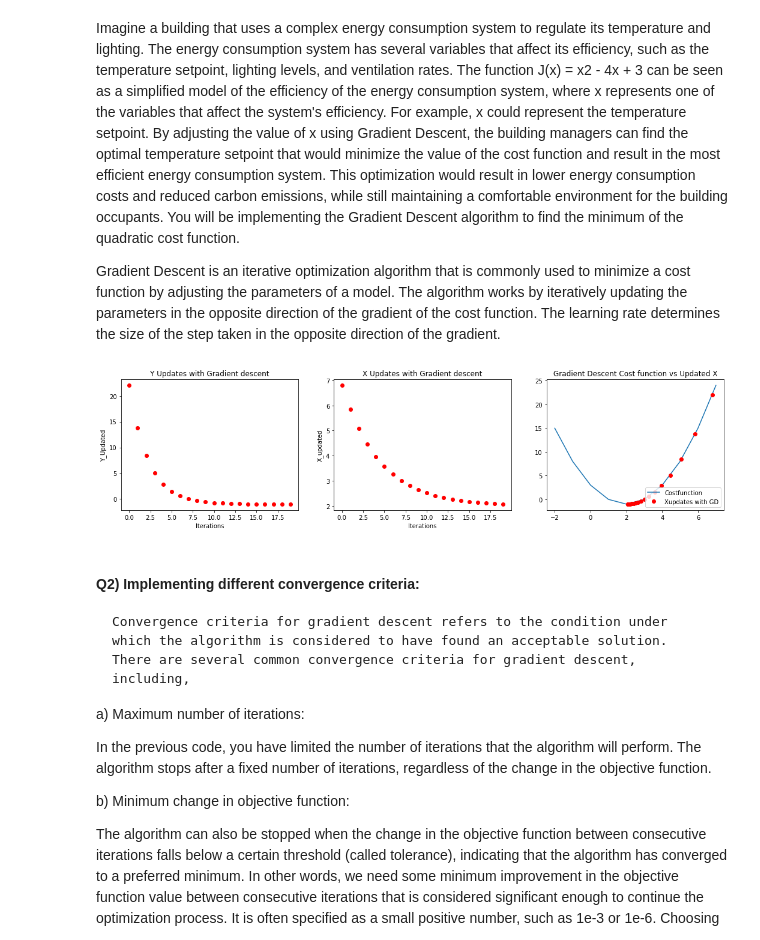
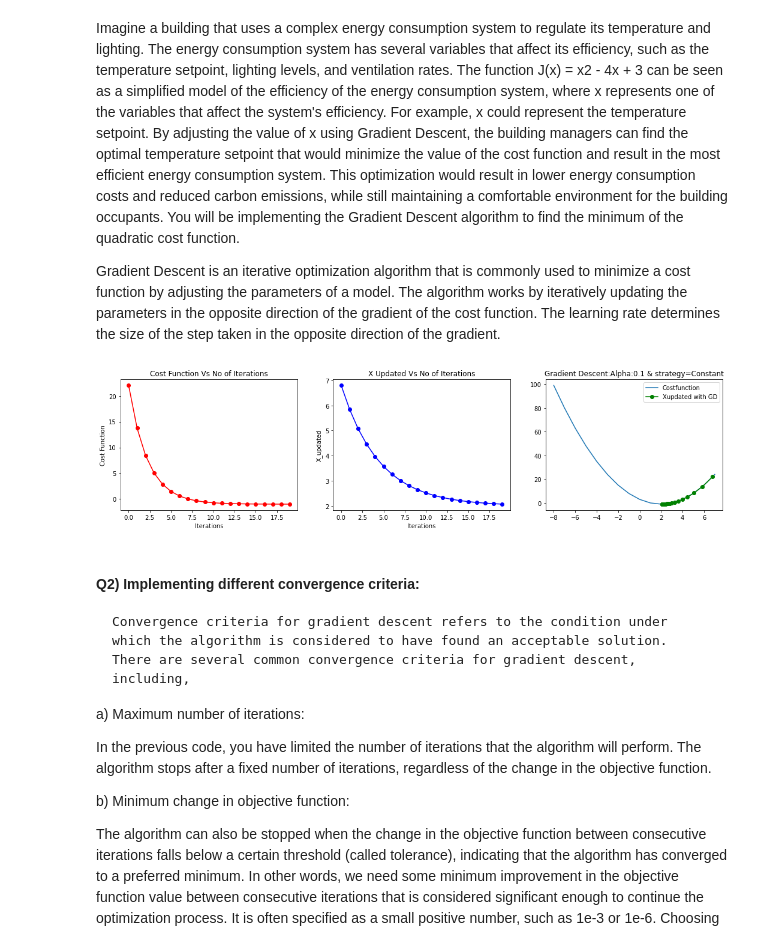
Before and after one commit to SwethaNandyala/Gradient-descent-Mathematical-Intuition, a Jupyter notebook: Gradient descent Mathematical intuition.ipynb, the cells around one changed output. Cells and saved outputs as stored; diff of their text form; code cells hidden in the pictures.

```diff
--- a/Gradient descent Mathematical intuition.ipynb
+++ b/Gradient descent Mathematical intuition.ipynb
@@ -41,37 +41,38 @@ def gradient_descent(x,alpha,num_iters):
         cf_history.append(cal_cost_func_val(x_final))
         x= x_final
     return x_history,cf_history
+# %%
+def plot_graphs(x,alpha,cf_history,x_history,lr_strategy):
+    figure = plt.figure(figsize=(18,4))
+    plt.subplot(1,3,1)
+    plt.plot(cf_history, 'ro-')
+    plt.xlabel('Iterations')
+    plt.ylabel('Cost Function')
+    plt.title('Cost Function Vs No of Iterations')
+
+    plt.subplot(1,3,2)
+    plt.plot(x_history, 'bo-')
+    plt.xlabel('Iterations')
+    plt.ylabel('X_updated')
+    plt.title('X Updated Vs No of Iterations')
+
+
+    plt.subplot(1,3,3)
+    x_cords = range(-x,x)
+    y_cords = [x**2-4*x+3 for x in x_cords]
+    plt.plot(x_cords, y_cords)
+    plt.plot(x_history, cf_history,'go-')
+    plt.legend(["Costfunction", "Xupdated with GD"], loc ="best")
+    plt.title(f'Gradient Descent:Alpha:{alpha} & strategy={lr_strategy}')
+    plt.show()
 # %%
 x=8
 alpha = 0.1
 num_iters = 20
 x_history,cf_history = gradient_descent(x,alpha,num_iters)
+plot_graphs(x,alpha,cf_history,x_history,"Constant")
+# %% [output]
+[figure, added]
-# %%
-figure = plt.figure(figsize=(18,4))
-plt.subplot(1,3,1)
-plt.plot(cf_history, 'ro')
-plt.xlabel('Iterations')
-plt.ylabel('Y_Updated')
-plt.title('Y Updates with Gradient descent')
-
-plt.subplot(1,3,2)
-plt.plot(x_history, 'ro')
-plt.xlabel('Iterations')
-plt.ylabel('X_updated')
-plt.title('X Updates with Gradient descent')
-
-
-plt.subplot(1,3,3)
-x_cords = range(-2,x)
-y_cords = [x**2-4*x+3 for x in x_cords]
-plt.plot(x_cords, y_cords)
-plt.plot(x_history, cf_history,'ro')
-plt.legend(["Costfunction", "Xupdates with GD"], loc ="lower right")
-plt.title('Gradient Descent Cost function vs Updated X')
-
-plt.show()
-# %% [output]
-[figure, removed]
 # %% [markdown]
 #### Q2) Implementing different convergence criteria:
     Convergence criteria for gradient descent refers to the condition under which the algorithm is considered to have found an acceptable solution.
```
Also changed, not shown: parts of 18 cells of this notebook.
